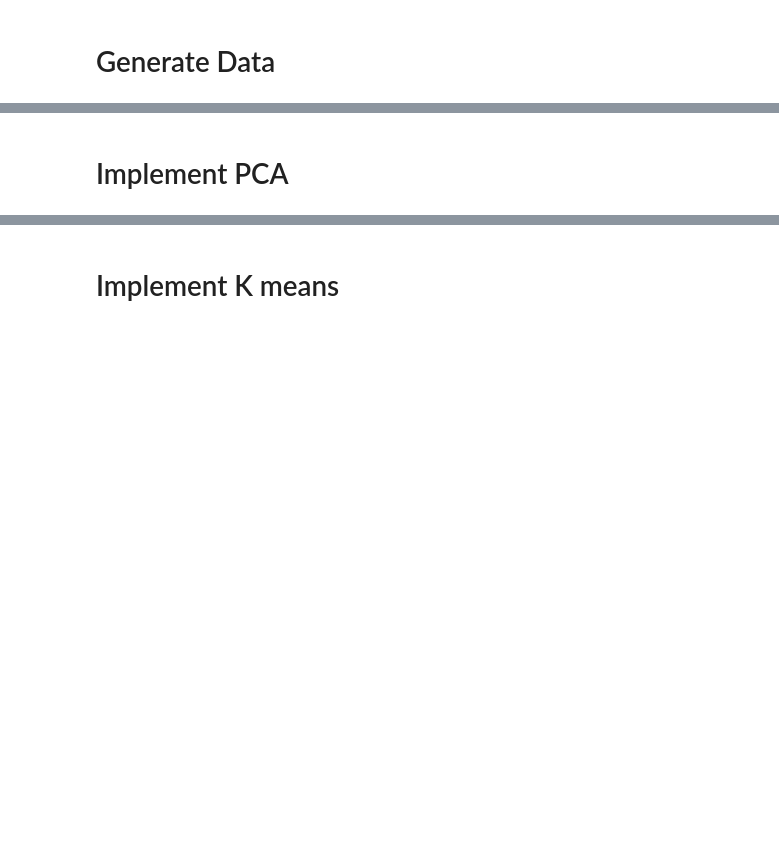
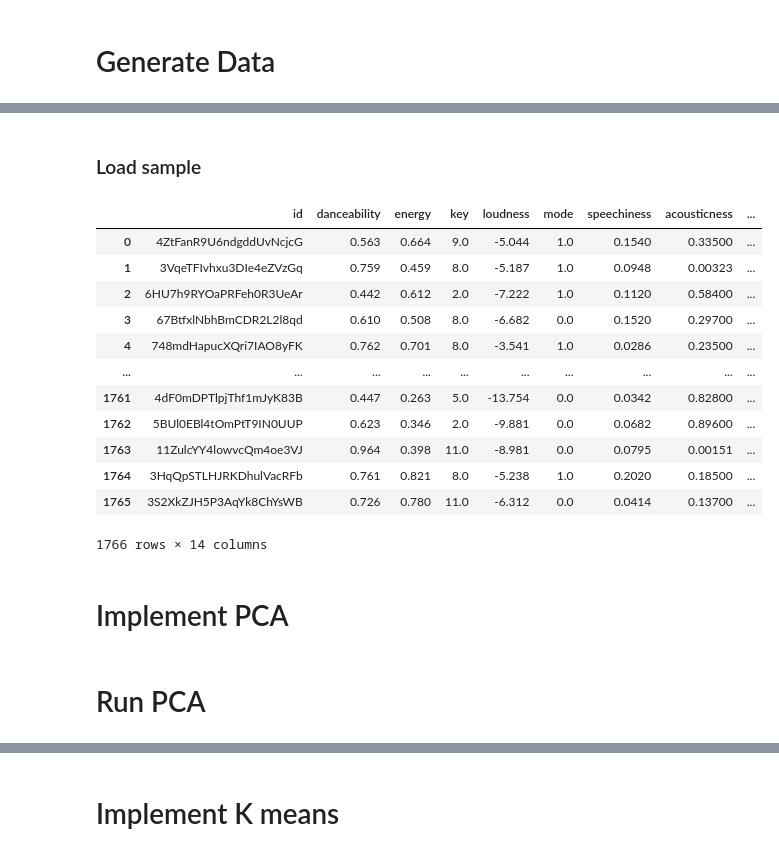
Before and after one commit to cat-wang1124/Spotify-Clustering, a Jupyter notebook: spotify clustering.ipynb, the cells around one changed output, grey strips where cells are left out. Saved outputs shown, nothing was run; the diff lists cells and outputs as text; code cells hidden in the pictures; blank space fills up the shorter version.

Commit message:
cleaned data collection

```diff
--- a/spotify clustering.ipynb
+++ b/spotify clustering.ipynb
@@ -136,2 +139,21 @@ pipeline:
+# %% [markdown]
+### Load sample
+# %%
+sample = pd.read_csv('Total_Data.csv', index_col=0)
+sample
+# %% [output]
+|  | id | danceability | energy | key | loudness | mode | speechiness | acousticness | ... |
+| 0 | 4ZtFanR9U6ndgddUvNcjcG | 0.563 | 0.664 | 9.0 | -5.044 | 1.0 | 0.1540 | 0.33500 | ... |
+| 1 | 3VqeTFIvhxu3DIe4eZVzGq | 0.759 | 0.459 | 8.0 | -5.187 | 1.0 | 0.0948 | 0.00323 | ... |
+| 2 | 6HU7h9RYOaPRFeh0R3UeAr | 0.442 | 0.612 | 2.0 | -7.222 | 1.0 | 0.1120 | 0.58400 | ... |
+| 3 | 67BtfxlNbhBmCDR2L2l8qd | 0.610 | 0.508 | 8.0 | -6.682 | 0.0 | 0.1520 | 0.29700 | ... |
+| 4 | 748mdHapucXQri7IAO8yFK | 0.762 | 0.701 | 8.0 | -3.541 | 1.0 | 0.0286 | 0.23500 | ... |
+| ... | ... | ... | ... | ... | ... | ... | ... | ... | ... |
+| 1761 | 4dF0mDPTlpjThf1mJyK83B | 0.447 | 0.263 | 5.0 | -13.754 | 0.0 | 0.0342 | 0.82800 | ... |
+| 1762 | 5BUl0EBl4tOmPtT9IN0UUP | 0.623 | 0.346 | 2.0 | -9.881 | 0.0 | 0.0682 | 0.89600 | ... |
+| 1763 | 11ZulcYY4lowvcQm4oe3VJ | 0.964 | 0.398 | 11.0 | -8.981 | 0.0 | 0.0795 | 0.00151 | ... |
+| 1764 | 3HqQpSTLHJRKDhulVacRFb | 0.761 | 0.821 | 8.0 | -5.238 | 1.0 | 0.2020 | 0.18500 | ... |
+| 1765 | 3S2XkZJH5P3AqYk8ChYsWB | 0.726 | 0.780 | 11.0 | -6.312 | 0.0 | 0.0414 | 0.13700 | ... |
+1766 rows × 14 columns
 # %% [markdown]
 # Implement PCA
@@ -137,0 +208,2 @@ pipeline:
+# %% [markdown]
+# Run PCA
```
Also changed, not shown: parts of 29 cells of this notebook.
